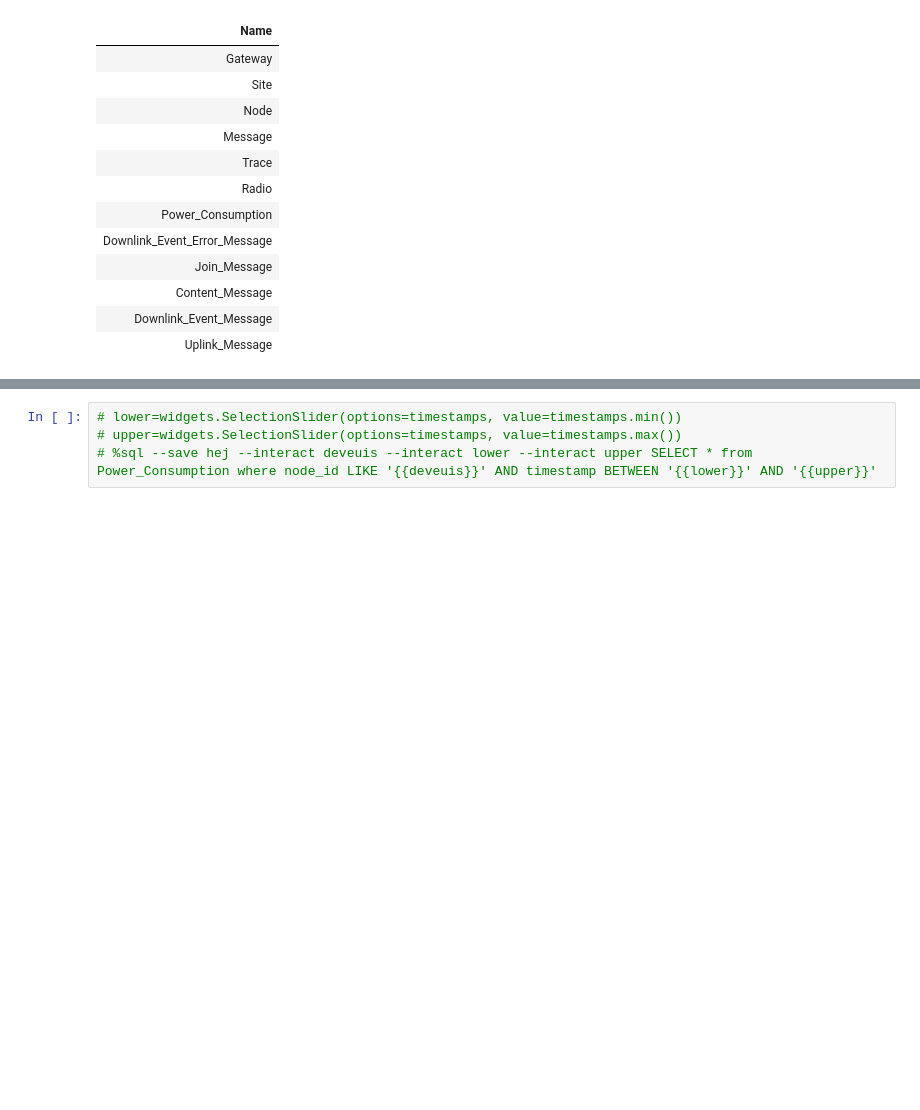
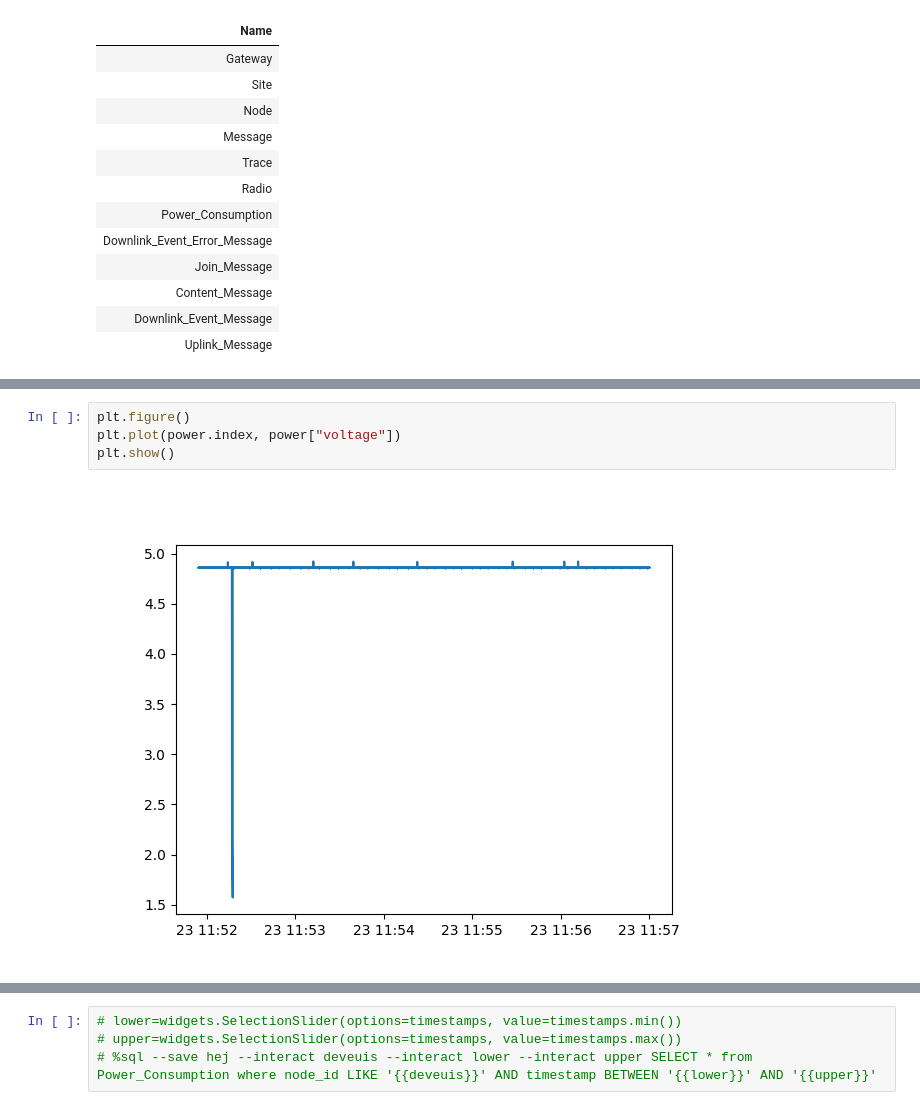
Before and after one commit to FlapKap/Terra, a Jupyter notebook: experiment/visualize.ipynb, the cells around one changed output, grey strips where cells are left out. Saved outputs shown, nothing was run; the diff lists cells and outputs as text; blank space fills up the shorter version.

```diff
--- a/experiment/visualize.ipynb
+++ b/experiment/visualize.ipynb
@@ -92,3 +98,9 @@ plt.show()
+# %%
+plt.figure()
+plt.plot(power.index, power["voltage"])
+plt.show()
+# %% [output]
+[figure, added]
 # %%
 plt.figure()
 plt.ylabel("Power")
```
Also changed, not shown: parts of 12 cells of this notebook, 8 other files.
